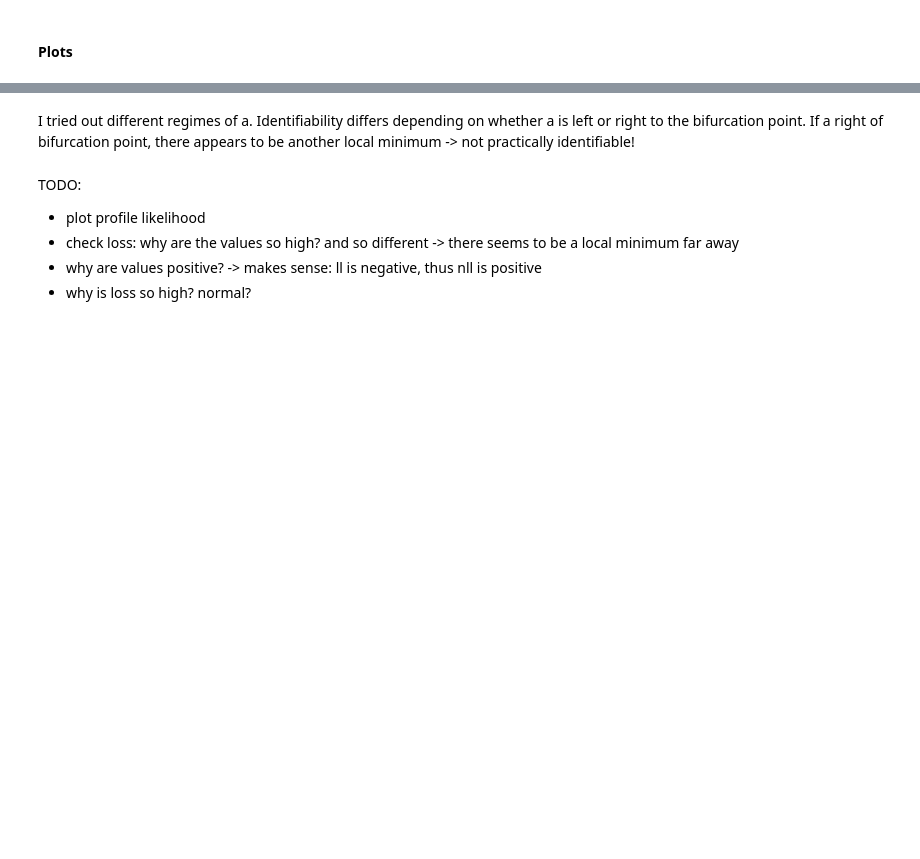
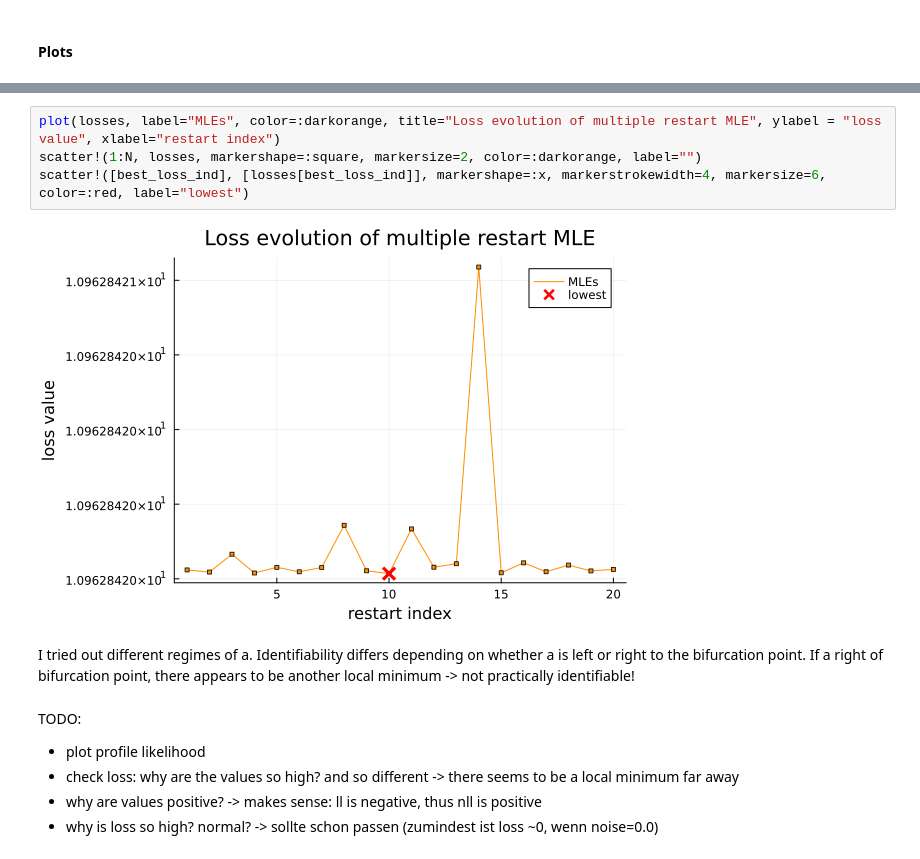
Before and after one commit to lisab00/ma-code, a Jupyter notebook: notebooks/playground/identifiability/practical_identifiability.ipynb, the cells around one changed output, grey strips where cells are left out. Cells and saved outputs as stored; diff of their text form; blank space fills up the shorter version.

```diff
--- a/notebooks/playground/identifiability/practical_identifiability.ipynb
+++ b/notebooks/playground/identifiability/practical_identifiability.ipynb
@@ -130,3 +88,9 @@ scatter!([best_loss_ind], [losses[best_loss_ind]], markershape=:x, markerstrokew
+# %%
+plot(losses, label="MLEs", color=:darkorange, title="Loss evolution of multiple restart MLE", ylabel = "loss value", xlabel="restart index")
+scatter!(1:N, losses, markershape=:square, markersize=2, color=:darkorange, label="")
+scatter!([best_loss_ind], [losses[best_loss_ind]], markershape=:x, markerstrokewidth=4, markersize=6, color=:red, label="lowest")
+# %% [output]
+[figure, added]
 # %% [markdown]
 I tried out different regimes of a.
 Identifiability differs depending on whether a is left or right to the bifurcation point.
@@ -136,4 +100,4 @@ TODO:
 - plot profile likelihood
 - check loss: why are the values so high? and so different -> there seems to be a local minimum far away
 - why are values positive? -> makes sense: ll is negative, thus nll is positive
-- why is loss so high? normal?
+- why is loss so high? normal? -> sollte schon passen (zumindest ist loss ~0, wenn noise=0.0)
```
Also changed, not shown: parts of 12 cells of this notebook.
